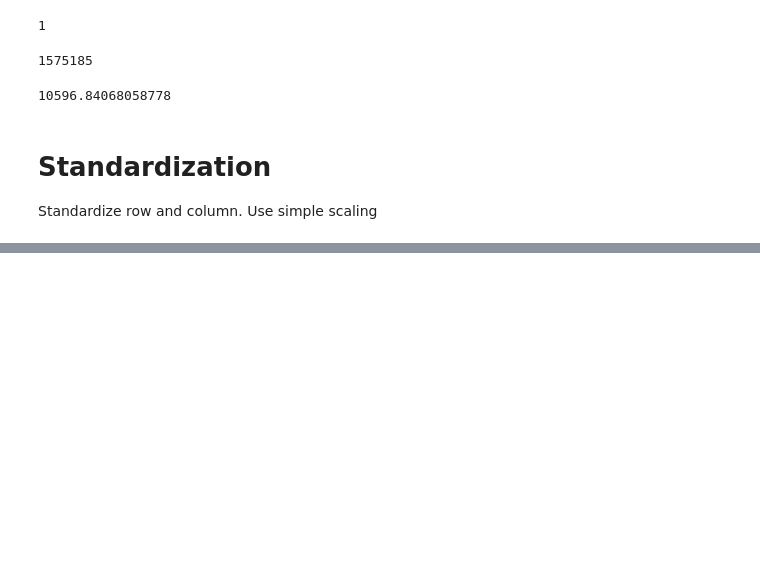
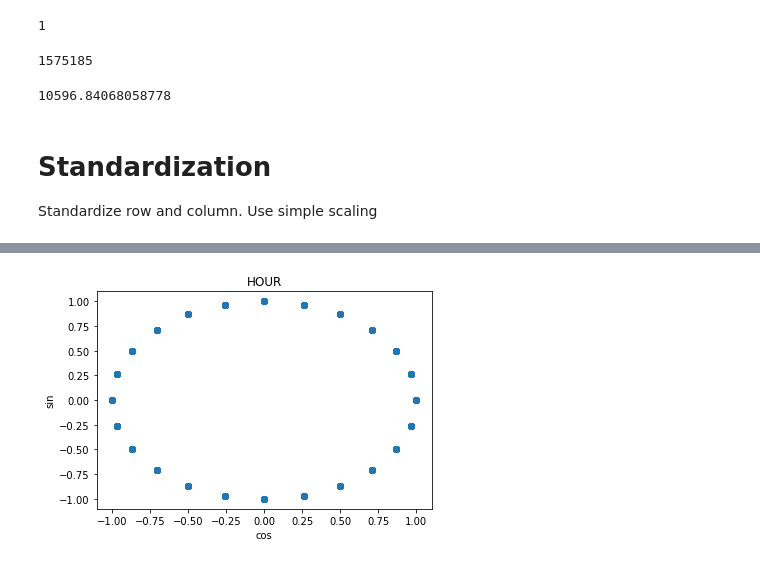
Before and after one commit to alod83/osiris, a Jupyter notebook: osiris2/preprocessing/4. Classes Analysis and Standardization.ipynb, the cells around one changed output, grey strips where cells are left out. Drawn from its saved outputs; the diff is of its cells as text; code cells hidden in the pictures; blank space fills up the shorter version.

```diff
--- a/osiris2/preprocessing/4. Classes Analysis and Standardization.ipynb
+++ b/osiris2/preprocessing/4. Classes Analysis and Standardization.ipynb
@@ -109,17 +109,19 @@ df.head()
 | 2 | 0.0 | 0.79375 | 0.571429 | 2016-10-26 00:35:27+00:00 | 34.95978 | 12.71980 | 111247508.0 | 129.0 | ... |
 | 3 | 0.0 | 0.80000 | 0.571429 | 2016-10-26 00:56:17+00:00 | 34.21719 | 12.88836 | 111247508.0 | 128.0 | ... |
 | 4 | 0.0 | 0.80625 | 0.000000 | 2016-10-26 01:11:10+00:00 | 34.01085 | 12.97691 | 111247508.0 | 127.0 | ... |
-# %%
-from datetime import datetime
-def get_day_of_year(x):
-    return datetime.strptime(x, '%Y-%m-%d %H:%M:%S+00:00').timetuple().tm_yday  # returns 1 for January 1st
-
-df['day'] = df['date_time'].apply(lambda x: get_day_of_year(x))
-# %%
-def get_hour_of_day(x):
-    return datetime.strptime(x, '%Y-%m-%d %H:%M:%S+00:00').timetuple().tm_hour  # returns 1 for January 1st
-
-df['hour'] = df['date_time'].apply(lambda x: get_hour_of_day(x))
-# %%
-df['hour'] = df['hour']/df['hour'].max()
-df['day'] = df['day']/df['day'].max()
+# %%
+import numpy as np
+
+df['date_time'] = pd.to_datetime(df['date_time'])
+
+df['hour_sin'] = np.sin(2 * np.pi * df['date_time'].dt.hour/24.0)
+df['hour_cos'] = np.cos(2 * np.pi * df['date_time'].dt.hour/24.0)
+# %%
+import matplotlib.pyplot as plt
+plt.scatter(df['hour_cos'], df['hour_sin'])
+plt.title('HOUR')
+plt.xlabel('cos')
+plt.ylabel('sin')
+plt.show()
+# %% [output]
+[figure, added]
```
Also changed, not shown: parts of 8 cells of this notebook, 3 other files.
